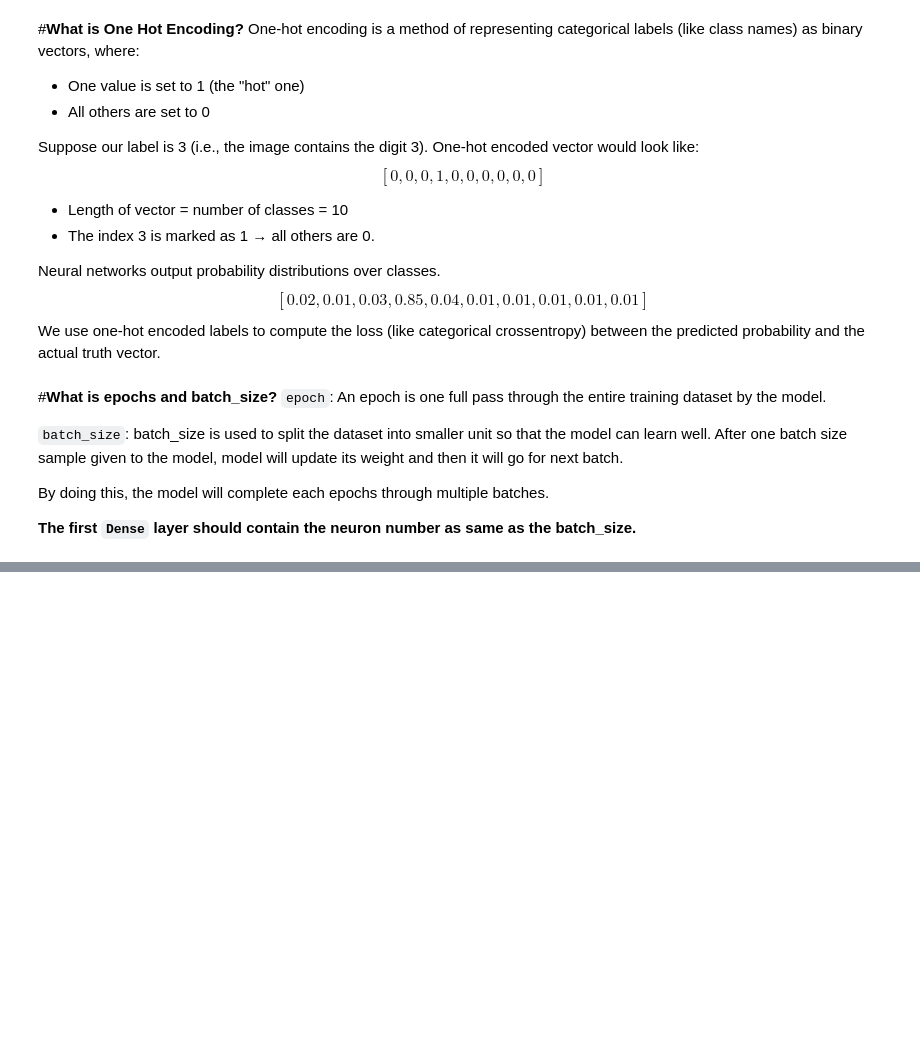
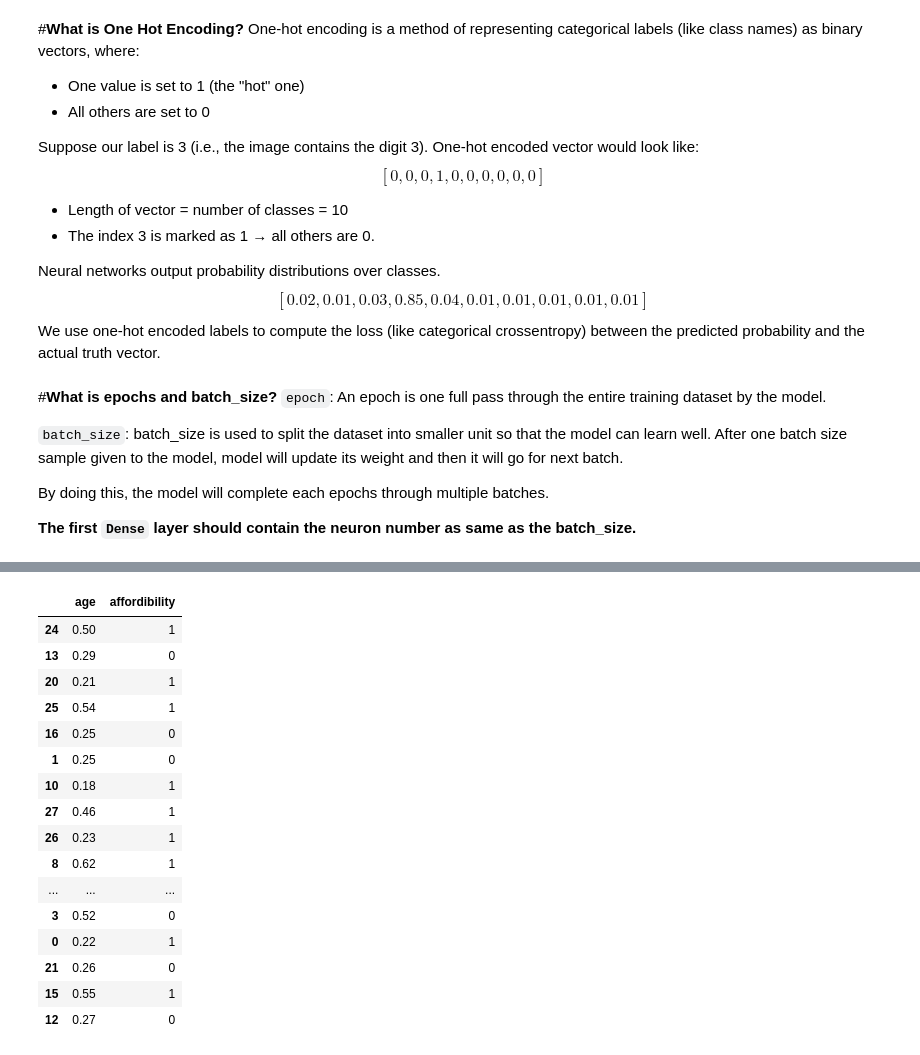
Before and after one commit to Numanur/data-science-ml, a Jupyter notebook: Deep_Learning.ipynb, the cells around one changed output, grey strips where cells are left out. Drawn from its saved outputs; the diff is of its cells as text; code cells hidden in the pictures; blank space fills up the shorter version.

Commit message:
Neural network on a simple dataset

```diff
--- a/Deep_Learning.ipynb
+++ b/Deep_Learning.ipynb
@@ -403,0 +413,3 @@ By doing this, the model will complete each epochs through multiple batches.
+# %%
+df = pd.read_csv('/content/drive/MyDrive/Colab Datasets/insurance_data_2.csv')
+df.head()
@@ -403,0 +423,30 @@ By doing this, the model will complete each epochs through multiple batches.
+# %%
+np.random.seed(0)
+from sklearn.model_selection import train_test_split
+X = df.drop("bought_insurance", axis=1)
+y = df["bought_insurance"]
+X_train, X_test, y_train, y_test = train_test_split(X, y, test_size=0.2)
+# %%
+X_train_scaled = X_train.copy()
+X_test_scaled = X_test.copy()
+X_train_scaled["age"] = X_train_scaled["age"] / 100
+X_test_scaled["age"] = X_test_scaled["age"] / 100
+X_train_scaled
+# %% [output]
+|  | age | affordibility |
+| 24 | 0.50 | 1 |
+| 13 | 0.29 | 0 |
+| 20 | 0.21 | 1 |
+| 25 | 0.54 | 1 |
+| 16 | 0.25 | 0 |
+| 1 | 0.25 | 0 |
+| 10 | 0.18 | 1 |
+| 27 | 0.46 | 1 |
+| 26 | 0.23 | 1 |
+| 8 | 0.62 | 1 |
+| ... | ... | ... |
+| 3 | 0.52 | 0 |
+| 0 | 0.22 | 1 |
+| 21 | 0.26 | 0 |
+| 15 | 0.55 | 1 |
+| 12 | 0.27 | 0 |
```
Also changed, not shown: parts of 18 cells of this notebook.
